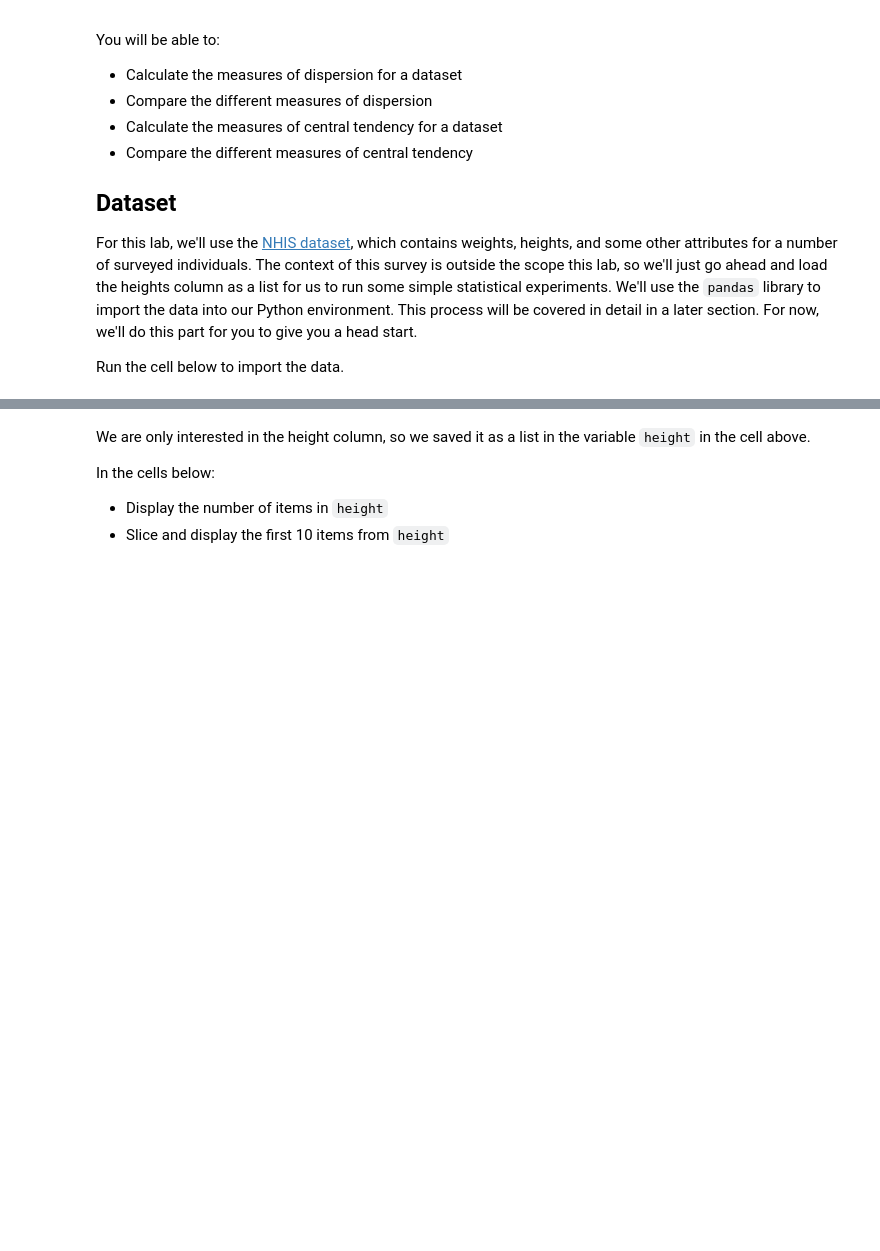
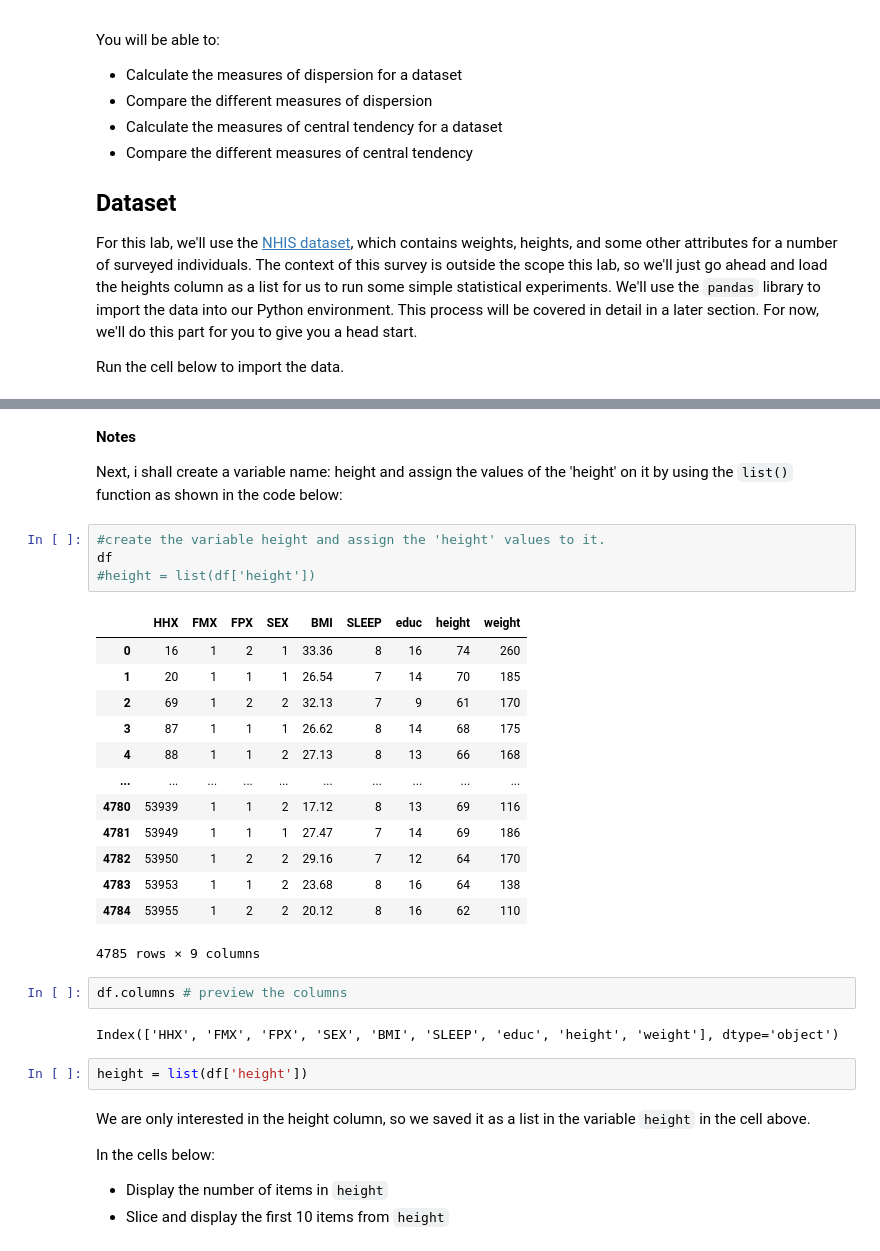
Before and after one commit to shimuli2011/dsc-implementing-statistics-with-functions-lab, a Jupyter notebook: index.ipynb, the cells around one changed output, grey strips where cells are left out. Cells and saved outputs as stored; diff of their text form; blank space fills up the shorter version.

````diff
--- a/index.ipynb
+++ b/index.ipynb
@@ -25,3 +66,31 @@ height = list(df['height'])
+# %% [markdown]
+**Notes**
+
+Next, i shall create a variable name: height and assign the values of the 'height' on it by using the ```list()``` function as shown in the code below:
+# %%
+#create the variable height and assign the 'height' values to it.
+df
+#height = list(df['height'])
+# %% [output]
+|  | HHX | FMX | FPX | SEX | BMI | SLEEP | educ | height | weight |
+| 0 | 16 | 1 | 2 | 1 | 33.36 | 8 | 16 | 74 | 260 |
+| 1 | 20 | 1 | 1 | 1 | 26.54 | 7 | 14 | 70 | 185 |
+| 2 | 69 | 1 | 2 | 2 | 32.13 | 7 | 9 | 61 | 170 |
+| 3 | 87 | 1 | 1 | 1 | 26.62 | 8 | 14 | 68 | 175 |
+| 4 | 88 | 1 | 1 | 2 | 27.13 | 8 | 13 | 66 | 168 |
+| ... | ... | ... | ... | ... | ... | ... | ... | ... | ... |
+| 4780 | 53939 | 1 | 1 | 2 | 17.12 | 8 | 13 | 69 | 116 |
+| 4781 | 53949 | 1 | 1 | 1 | 27.47 | 7 | 14 | 69 | 186 |
+| 4782 | 53950 | 1 | 2 | 2 | 29.16 | 7 | 12 | 64 | 170 |
+| 4783 | 53953 | 1 | 1 | 2 | 23.68 | 8 | 16 | 64 | 138 |
+| 4784 | 53955 | 1 | 2 | 2 | 20.12 | 8 | 16 | 62 | 110 |
+4785 rows × 9 columns
+# %%
+df.columns # preview the columns
+# %% [output]
+Index(['HHX', 'FMX', 'FPX', 'SEX', 'BMI', 'SLEEP', 'educ', 'height', 'weight'], dtype='object')
+# %%
+height = list(df['height'])
 # %% [markdown]
 We are only interested in the height column, so we saved it as a list in the variable `height` in the cell above.
 
````
Also changed, not shown: parts of 13 cells of this notebook.
